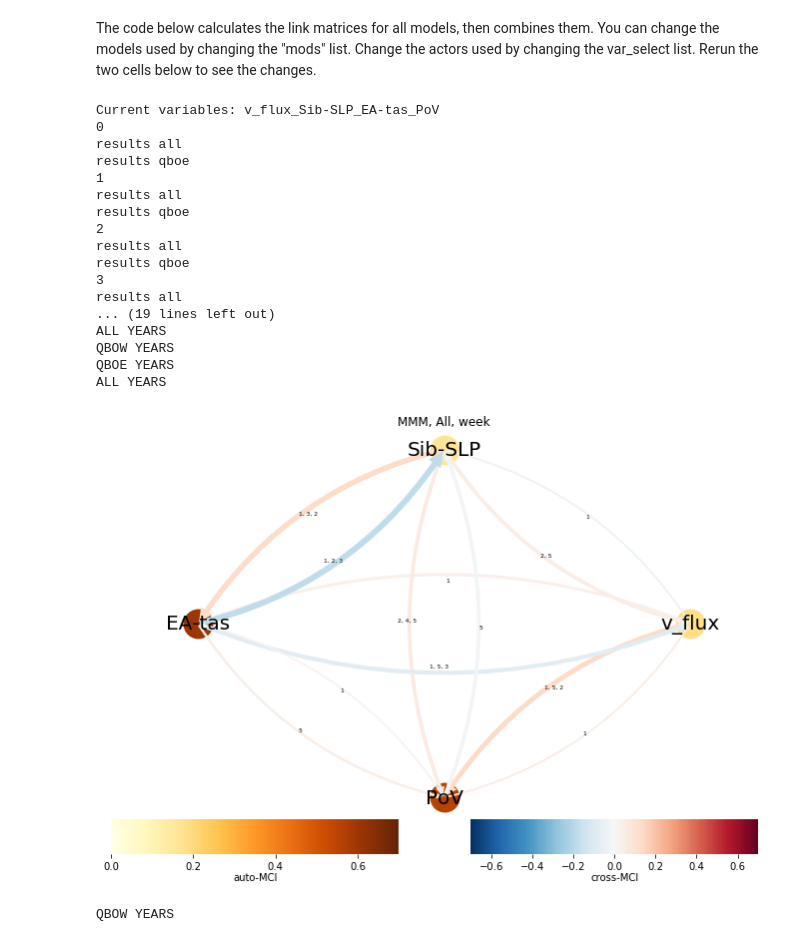
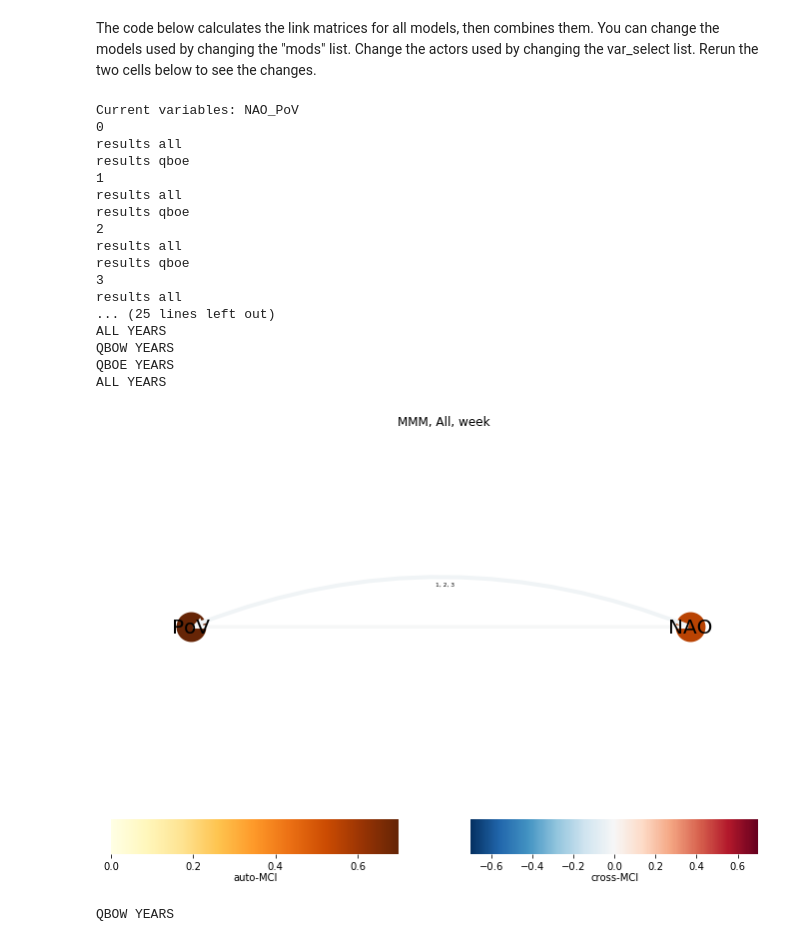
Before and after one commit to nltyrrell/qboicen_ipynb, a Jupyter notebook: ensemble_QBOi_CEN_Exp1_day.ipynb, the cells around one changed output. Cells and saved outputs as stored; diff of their text form; code cells hidden in the pictures.

Commit message:
waccm day cen plots working

```diff
--- a/ensemble_QBOi_CEN_Exp1_day.ipynb
+++ b/ensemble_QBOi_CEN_Exp1_day.ipynb
@@ -508,7 +475,7 @@ save_plot=False #True # set to True/False to save the plots to drive folder
 # var_select=['NAO','PoV','v_flux']
 
 var_select=['NAO','BK-SIC','EA-tas','PoV','Sib-SLP','Ural-SLP','v_flux']
-var_select=['Ural-SLP','NAO'] #,'PoV','v_flux']
+var_select=['NAO','PoV'] #,'PoV','v_flux']
 #var_select=['PoV','v_flux']
 
 
@@ -630,7 +597,8 @@ mods = [cam_noqbo_r1,cam_noqbo_r3,
         cccmacmam_noqbo_r1,cccmacmam_noqbo_r2,cccmacmam_noqbo_r2,
         isac_cnrecham5sh_noqbo,
         mirocmiroc_agcm_noqbo,
-        mirocmiroc_esm_noqbo_r1, mirocmiroc_esm_noqbo_r2, mirocmiroc_esm_noqbo_r3]
+        mirocmiroc_esm_noqbo_r1, mirocmiroc_esm_noqbo_r2, mirocmiroc_esm_noqbo_r3,
+        waccm_noqbo_r1,waccm_noqbo_r3]
         #,mohcumga7_noqbo]
         #,mrimri_esm2_noqbo,waccm_noqbo,
         #yonseihadgem2_a_noqbo,yonseihadgem2_ac_noqbo]
@@ -639,29 +607,32 @@ qemask = [cam_qboe_mask_r1,cam_qboe_mask_r3,
         cccmacmam_qboe_mask_r1,cccmacmam_qboe_mask_r2,cccmacmam_qboe_mask_r2,
         isac_cnrecham5sh_qboe_mask,
         mirocmiroc_agcm_qboe_mask,
-        mirocmiroc_esm_qboe_mask_r1, mirocmiroc_esm_qboe_mask_r2, mirocmiroc_esm_qboe_mask_r3]
+        mirocmiroc_esm_qboe_mask_r1, mirocmiroc_esm_qboe_mask_r2, mirocmiroc_esm_qboe_mask_r3,
+        waccm_qboe_mask_r1,waccm_qboe_mask_r3]
 qwmask = [cam_qbow_mask_r1,cam_qbow_mask_r3,
         cccmacmam_qbow_mask_r1,cccmacmam_qbow_mask_r2,cccmacmam_qbow_mask_r2,
         isac_cnrecham5sh_qbow_mask,
         mirocmiroc_agcm_qbow_mask,
-        mirocmiroc_esm_qbow_mask_r1, mirocmiroc_esm_qbow_mask_r2, mirocmiroc_esm_qbow_mask_r3]
+        mirocmiroc_esm_qbow_mask_r1, mirocmiroc_esm_qbow_mask_r2, mirocmiroc_esm_qbow_mask_r3,
+        waccm_qbow_mask_r1,waccm_qbow_mask_r3]
 monmask = [cam_noqbo_mask_r1,cam_noqbo_mask_r3,
         cccmacmam_noqbo_mask_r1,cccmacmam_noqbo_mask_r2,cccmacmam_noqbo_mask_r2,
         isac_cnrecham5sh_noqbo_mask,
         mirocmiroc_agcm_noqbo_mask,
-        mirocmiroc_esm_noqbo_mask_r1, mirocmiroc_esm_noqbo_mask_r2, mirocmiroc_esm_noqbo_mask_r3]
+        mirocmiroc_esm_noqbo_mask_r1, mirocmiroc_esm_noqbo_mask_r2, mirocmiroc_esm_noqbo_mask_r3,
+        waccm_noqbo_mask_r1,waccm_noqbo_mask_r3]
 
 # var_select=['EA-tas','BK-tas','Sib-SLP','Ural-SLP'] #,'EA-tas']
 var_select=['NAO','BK-SIC','EA-tas','PoV','Sib-SLP','Ural-SLP'] # ['BK-tas','EA-tas','PoV','v_flux','Sib-SLP']
 #var_select=['NAO','PoV','BK-SIC']
-var_select=['v_flux','Sib-SLP','EA-tas','PoV']
+var_select=['NAO','PoV']
 
 current_var = "_".join(var_select)
 print("Current variables: {}".format(current_var))
 
 # Change these variables
-tau_max = 5         # Maximum lag
-tau_min = 1         # Minimum lag
+tau_max = 4         # Maximum lag
+tau_min = 0         # Minimum lag
 robust_thres = .4   #Only show links that are significant in that fraction of models
 alpha_level = 0.3
 
@@ -706,7 +677,6 @@ for i in range(n_models):
     link_matrices_qe[i] = link_matrix_qboe
     average_vals_qe[i] = results_qboe['val_matrix']
 
-
 print("ALL YEARS")
 link_color_matrix_all = average_vals_all.mean(axis=0)
 link_width_all = link_matrices_all.mean(axis=0)
@@ -722,20 +692,14 @@ link_color_matrix_qe = average_vals_qe.mean(axis=0)
 link_width_qe = link_matrices_qe.mean(axis=0)
 link_matrix_qe = link_width_qe > robust_thres
 
-
-
-
 ## PLOT ENSEMBLE PLOTS
-
 # FIGURE PROPERTIES
-
 savefig = False #True # False # Save figures in the google drive, True or False
 
 vmax_edges=0.7; vmin_edges=-0.7
 vmax_nodes=0.7; vmin_nodes=0.0
 edge_ticks=0.2; node_ticks=0.2
 cmap_nodes='YlOrBr'; cmap_edges='RdBu_r'
-
 
 fig = plt.figure(figsize=(10,8))
 ax = plt.subplot(111,frameon=False)
@@ -755,36 +719,36 @@ tp.plot_graph(
     node_ticks=node_ticks,
     vmax_nodes=vmax_nodes,
     vmin_nodes=vmin_nodes,
     cmap_nodes=cmap_nodes,
     cmap_edges=cmap_edges,
     node_size=30,
     node_label_size=20,
     arrowhead_size=20,
     arrow_linewidth=30,
     show_colorbar=True
     )
 
 if savefig:
     plt.savefig('modens_week_{}.png'.format(current_var), bbox_inches='tight')
 # %% [output]
-Current variables: v_flux_Sib-SLP_EA-tas_PoV
+Current variables: NAO_PoV
 0
 results all
 results qboe
 1
 results all
 results qboe
 2
 results all
 results qboe
 3
 results all
-... (19 lines left out)
+... (25 lines left out)
 ALL YEARS
 QBOW YEARS
 QBOE YEARS
 ALL YEARS
-[figure, old version]
+[figure, new version]
 # %%
 fig = plt.figure(figsize=(10,8))
 ax = plt.subplot(111,frameon=False)
```
Also changed, not shown: parts of 3 cells of this notebook, 1 other file.
